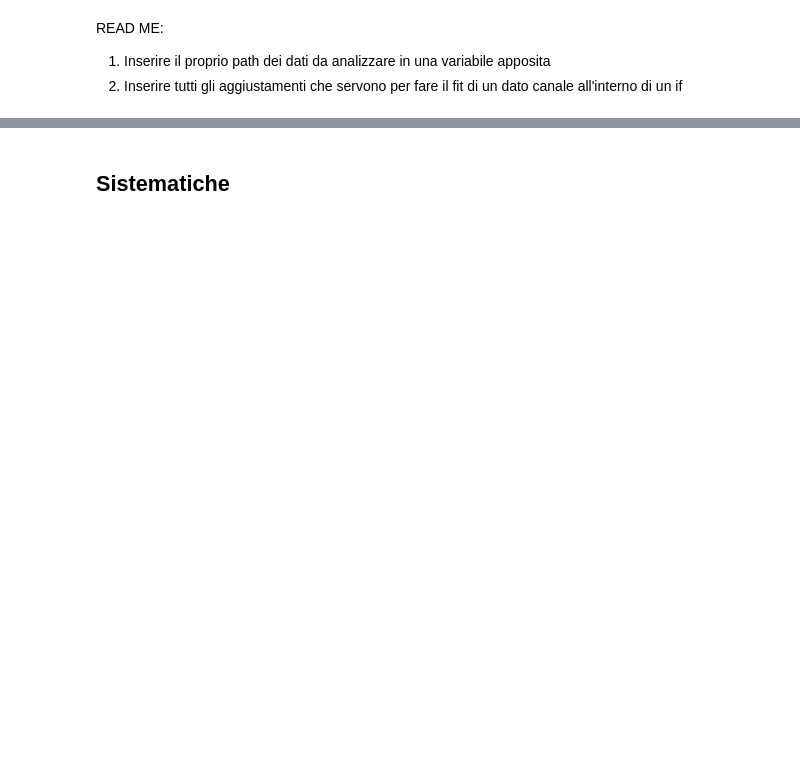
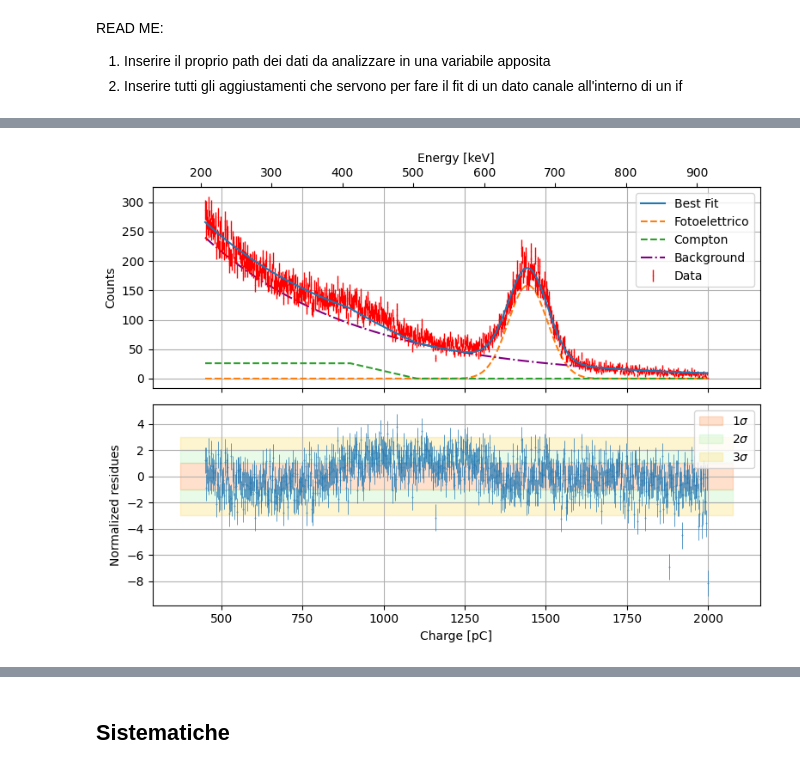
Before and after one commit to 0-DvD-0/Sfera, a Jupyter notebook: Jupyter/Fit_all_prova_ripulito_batches.ipynb, the cells around one changed output, grey strips where cells are left out. Drawn from its saved outputs; the diff is of its cells as text; code cells hidden in the pictures; blank space fills up the shorter version.

Commit message:
canali 0, 2, 3, 4, 6, 10, 11, 14, 15; per 3 e 4 ho tolto la prima f-d del rumore

```diff
--- a/Jupyter/Fit_all_prova_ripulito_batches.ipynb
+++ b/Jupyter/Fit_all_prova_ripulito_batches.ipynb
@@ -455,0 +518,14 @@ print(result.fit_report())
+# %%
+#CARICHIAMO I VALORI DI PARTENZA SU RUMORE
+import pickle
+with open("../DictNoise/NoisesDict_11_04.pkl", "rb") as f:
+    noise_params = pickle.load(f)
+
+if (channel <14):
+    noise_params = noise_params[channel]
+elif(channel==14):
+    noise_params = noise_params[12]
+elif(channel==15):
+    noise_params = noise_params[13]
+
+noise_params.pretty_print()
@@ -455,0 +597,77 @@ print(result.fit_report())
+# %%
+result = model.fit(bin_N, params, x = centers_N, weights = 1 / err_N)
+
+def pCtoKev(x):
+    return -x / result.params["g1_center"].value * 661.7
+
+def KevtopC(x):
+    return -x * result.params["g1_center"].value / 661.7
+
+
+
+fig, (ax1, ax2) = plt.subplots(2, 1, figsize=(8, 6), sharex = True)
+
+
+#ax1.bar(centers_N, bin_N, alpha = 0.5, width = 0.7)
+#ax1.set_xlabel('Charge [pC]')
+ax1.set_ylabel('Counts')
+ax1.legend()
+
+comps = result.eval_components()                        #Plotto il best fit + le componenti
+ax1.plot(-centers_N[::-1], result.best_fit[::-1], label='Best Fit', zorder = 10)
+ax1.plot(-centers_N[::-1], comps['g1_'][::-1], label='Fotoelettrico', ls = "--")
+ax1.plot(-centers_N[::-1], comps['s2_'][::-1], label='Compton', ls = "--")
+
+#ax1.plot(-centers_N[::-1], comps['e1_'][::-1] + comps['s1_'][::-1], label='Background', ls = "-.",
+         #color = "purple")
+ax1.plot(-centers_N[::-1], comps['e1_'][::-1], label='Background', ls = "-.",
+         color = "purple")
+         #color = "#17BEBB")
+#ax1.plot(centers_N, comps['e1_'], label='Background Exp', ls = "-.")
+#ax1.plot(centers_N, comps['s1_'], label='Background FD', ls = "-.")
+
+ax1.errorbar(-centers_N[::-1], bin_N[::-1], err_N[::-1], color = "red", fmt='|', linewidth = 1,
+             markersize = 0.5, label = "Data")
+ax1.grid()
+ax1.legend()
+
+
+residueCs = bin_N - result.best_fit
+norm_resCs = residueCs / err_N
+
+ax2.errorbar(-centers_N[::-1], norm_resCs[::-1], 1, ls = "", marker = ".", linewidth = 0.5, markersize = 0.5)
+ax2.grid()
+
+ax2.set_xlabel('Charge [pC]')
+ax2.set_ylabel('Normalized residues')
+
+xlim = ax2.get_xlim()
+
+ax2.fill_between(xlim, [-1, -1], [1, 1], color = "#FF6700", alpha = 0.2, label = r'$1\sigma$')
+ax2.fill_between(xlim, [-2, -2], [-1, -1], color = "lightgreen", alpha = 0.2, label = r'$2\sigma$')
+ax2.fill_between(xlim, [1, 1], [2, 2], color = "lightgreen", alpha = 0.2)
+ax2.fill_between(xlim, [2, 2], [3, 3], color = "#F7CB15", alpha = 0.2, label = r'$3\sigma$')
+ax2.fill_between(xlim, [-3, -3], [-2, -2], color = "#F7CB15", alpha = 0.2)
+
+ax2.legend()
+
+secax = ax1.secondary_xaxis('top', functions=(pCtoKev, KevtopC))
+secax.set_xlabel('Energy [keV]')
+'''
+ax3 = ax2.twinx()
+ax3.set_xticks(pCtoKev(np.array(ax1.get_xticks())))
+ax3.set_xlabel("Energy [keV]")
+ax3.set_xticklabels(np.round(pCtoKev( np.array(ax1.get_xticks())) ))
+ax3.xaxis.set_ticks_position('bottom') # set the position of the second x-axis to bottom
+ax3.xaxis.set_label_position('bottom') # set the position of the second x-axis to bottom
+ax3.spines['bottom'].set_position(('outward', 36))
+
+ax3.set_xlim(np.array(ax1.get_xlim()) * -result.params["g1_center"].value / 661.7)
+
+
+ax3.plot()
+'''
+fig.tight_layout()
+
+plt.show()
+# %% [output]
@@ -455,0 +675 @@ print(result.fit_report())
+[figure, added]
```
Also changed, not shown: parts of 18 cells of this notebook.
